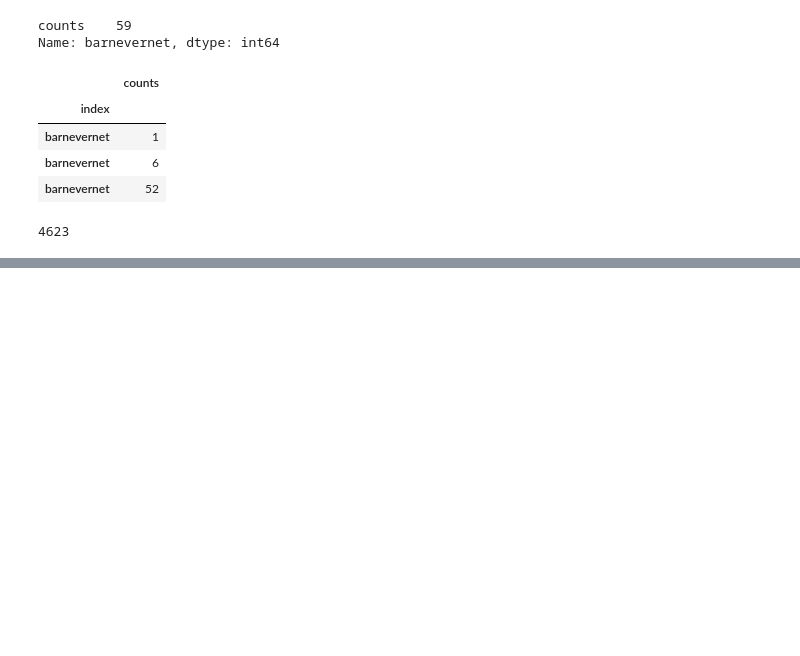
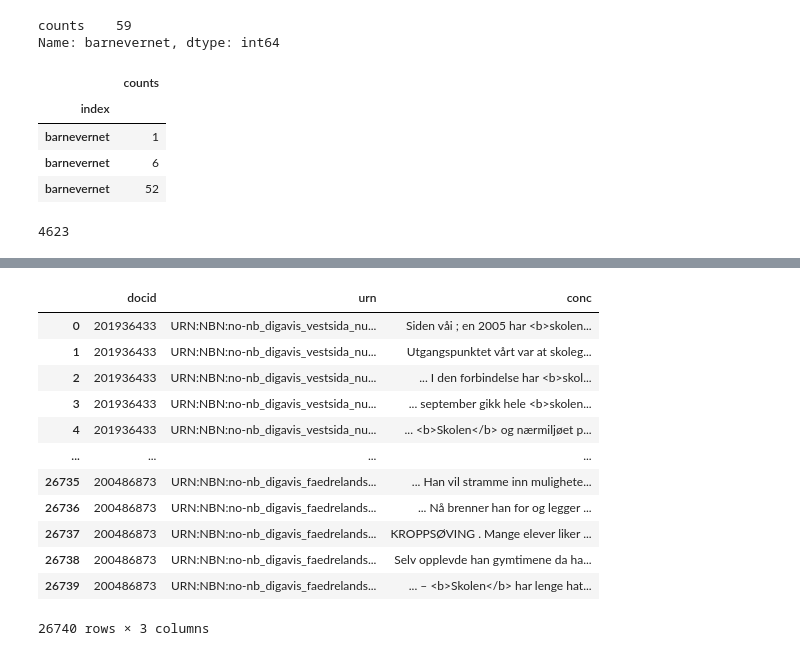
Before and after one commit to Sprakbanken/sentimentanalyse, a Jupyter notebook: exeriment.ipynb, the cells around one changed output, grey strips where cells are left out. Saved outputs shown, nothing was run; the diff lists cells and outputs as text; code cells hidden in the pictures; blank space fills up the shorter version.

```diff
--- a/exeriment.ipynb
+++ b/exeriment.ipynb
@@ -163 +257,3 @@ sentlabels.counts.sum()
+# %%
+urnlist = list(corpus.corpus.urn)
 # %%
@@ -171,0 +261,20 @@ coll.counts.sum()
+# %%
+limit = 60*len(urnlist)
+window = 100
+# %%
+
+(conc := concordance(urnlist, word, window=window, limit=limit))
+# %% [output]
+|  | docid | urn | conc |
+| 0 | 201936433 | URN:NBN:no-nb_digavis_vestsida_nu... | Siden våi ; en 2005 har <b>skolen... |
+| 1 | 201936433 | URN:NBN:no-nb_digavis_vestsida_nu... | Utgangspunktet vårt var at skoleg... |
+| 2 | 201936433 | URN:NBN:no-nb_digavis_vestsida_nu... | ... I den forbindelse har <b>skol... |
+| 3 | 201936433 | URN:NBN:no-nb_digavis_vestsida_nu... | ... september gikk hele <b>skolen... |
+| 4 | 201936433 | URN:NBN:no-nb_digavis_vestsida_nu... | ... <b>Skolen</b> og nærmiljøet p... |
+| ... | ... | ... | ... |
+| 26735 | 200486873 | URN:NBN:no-nb_digavis_faedrelands... | ... Han vil stramme inn mulighete... |
+| 26736 | 200486873 | URN:NBN:no-nb_digavis_faedrelands... | ... Nå brenner han for og legger ... |
+| 26737 | 200486873 | URN:NBN:no-nb_digavis_faedrelands... | KROPPSØVING . Mange elever liker ... |
+| 26738 | 200486873 | URN:NBN:no-nb_digavis_faedrelands... | Selv opplevde han gymtimene da ha... |
+| 26739 | 200486873 | URN:NBN:no-nb_digavis_faedrelands... | ... – <b>Skolen</b> har lenge hat... |
+26740 rows × 3 columns
```
Also changed, not shown: parts of 39 cells of this notebook, 3 other files.
